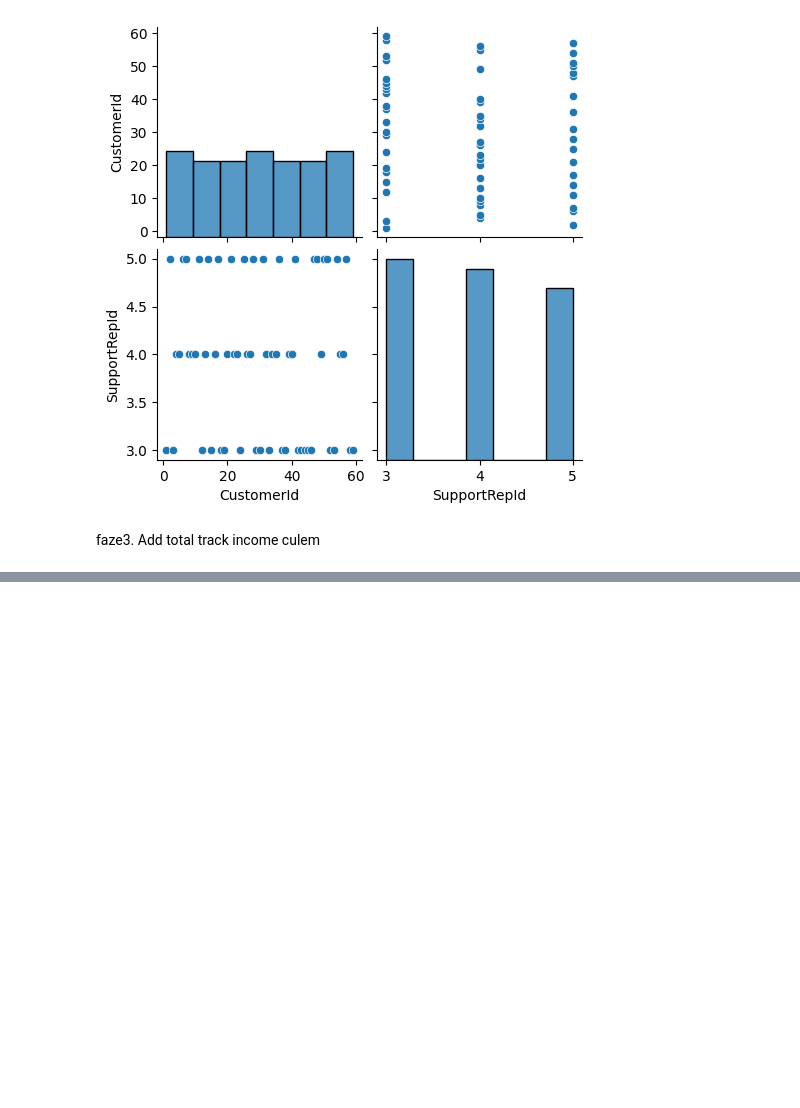
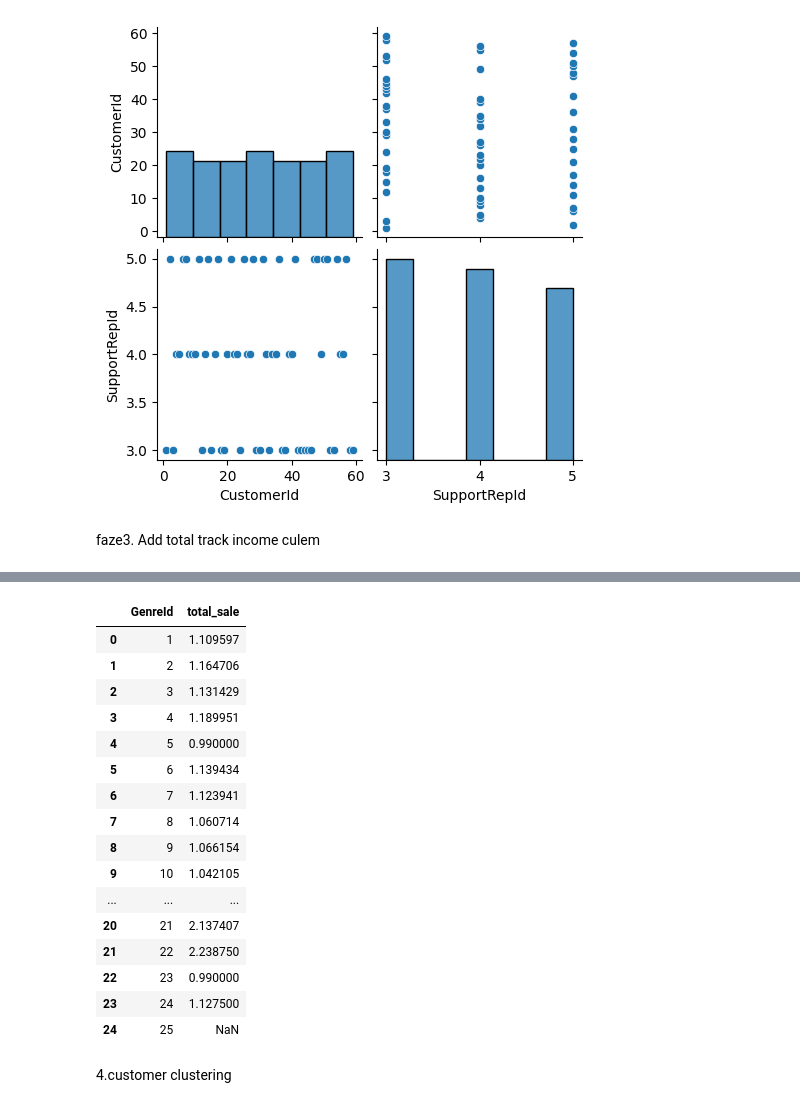
Before and after one commit to Mostafa2rz1/Chinook, a Jupyter notebook: 2.EDA/EDA.ipynb, the cells around one changed output, grey strips where cells are left out. Cells and saved outputs as stored; diff of their text form; code cells hidden in the pictures; blank space fills up the shorter version.

```diff
--- a/2.EDA/EDA.ipynb
+++ b/2.EDA/EDA.ipynb
@@ -466,0 +562,23 @@ faze3. Add total track income culem
+# %%
+df_sale_genre_mean = df_tarck_with_sale.groupby('GenreId')['total_sale'].mean().reset_index()
+df_sale_genre_mean
+# %% [output]
+|  | GenreId | total_sale |
+| 0 | 1 | 1.109597 |
+| 1 | 2 | 1.164706 |
+| 2 | 3 | 1.131429 |
+| 3 | 4 | 1.189951 |
+| 4 | 5 | 0.990000 |
+| 5 | 6 | 1.139434 |
+| 6 | 7 | 1.123941 |
+| 7 | 8 | 1.060714 |
+| 8 | 9 | 1.066154 |
+| 9 | 10 | 1.042105 |
+| ... | ... | ... |
+| 20 | 21 | 2.137407 |
+| 21 | 22 | 2.238750 |
+| 22 | 23 | 0.990000 |
+| 23 | 24 | 1.127500 |
+| 24 | 25 | NaN |
+# %% [markdown]
+4.customer clustering
```
Also changed, not shown: parts of 10 cells of this notebook.
